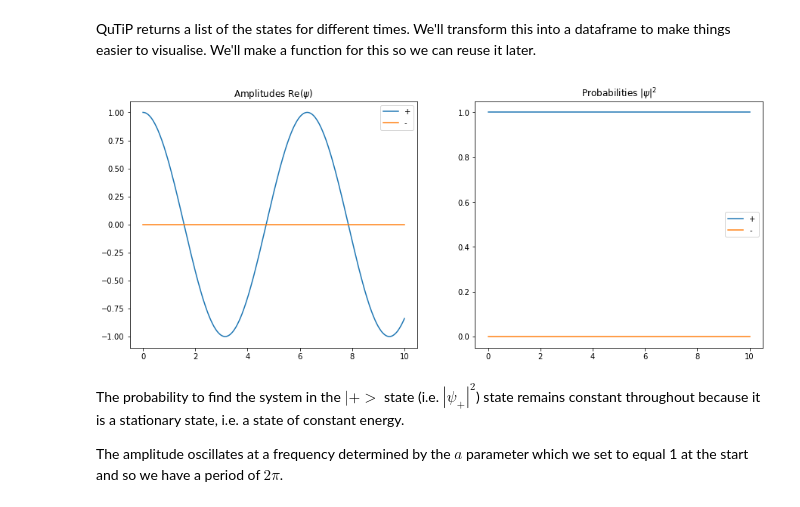
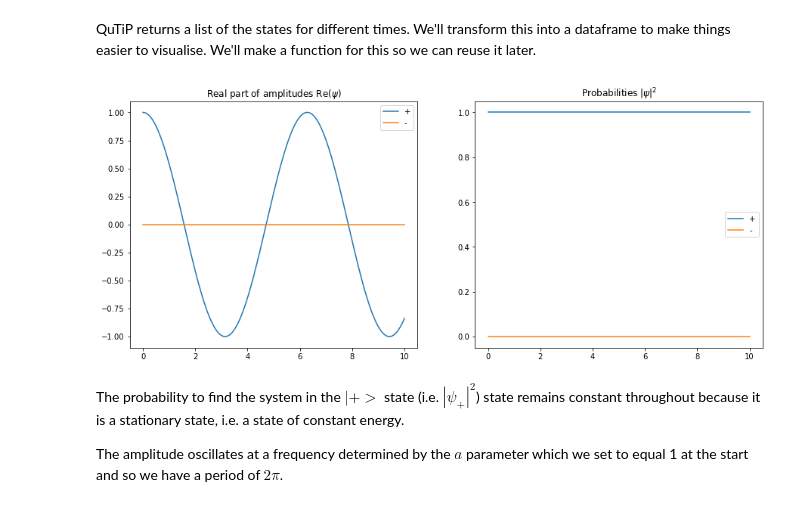
Before and after one commit to project-ida/two-state-quantum-systems, a Jupyter notebook: 01-an-isolated-two-state-system.ipynb, the cells around one changed output. Cells and saved outputs as stored; diff of their text form; code cells hidden in the pictures.

```diff
--- a/01-an-isolated-two-state-system.ipynb
+++ b/01-an-isolated-two-state-system.ipynb
@@ -91,10 +91,10 @@ def states_to_df(states,times):
 df_stationary =  states_to_df(result.states, times)
 # %%
 fig, axes = plt.subplots(nrows=1, ncols=2, figsize=(15,6))
-df_stationary.plot(title="Amplitudes Re($\psi$)", ax=axes[0]);
+df_stationary.plot(title="Real part of amplitudes Re($\psi$)", ax=axes[0]);
 (df_stationary.abs()**2).plot(title="Probabilities $|\psi|^2$", ax=axes[1]);
 # %% [output]
-[figure, old version]
+[figure, new version]
 # %% [markdown]
 The probability to find the system in the $|+>$ state (i.e. $|\psi_+|^2$) state remains constant throughout because it is a stationary state, i.e. a state of constant energy.
 
```
Also changed, not shown: parts of 16 cells of this notebook.
